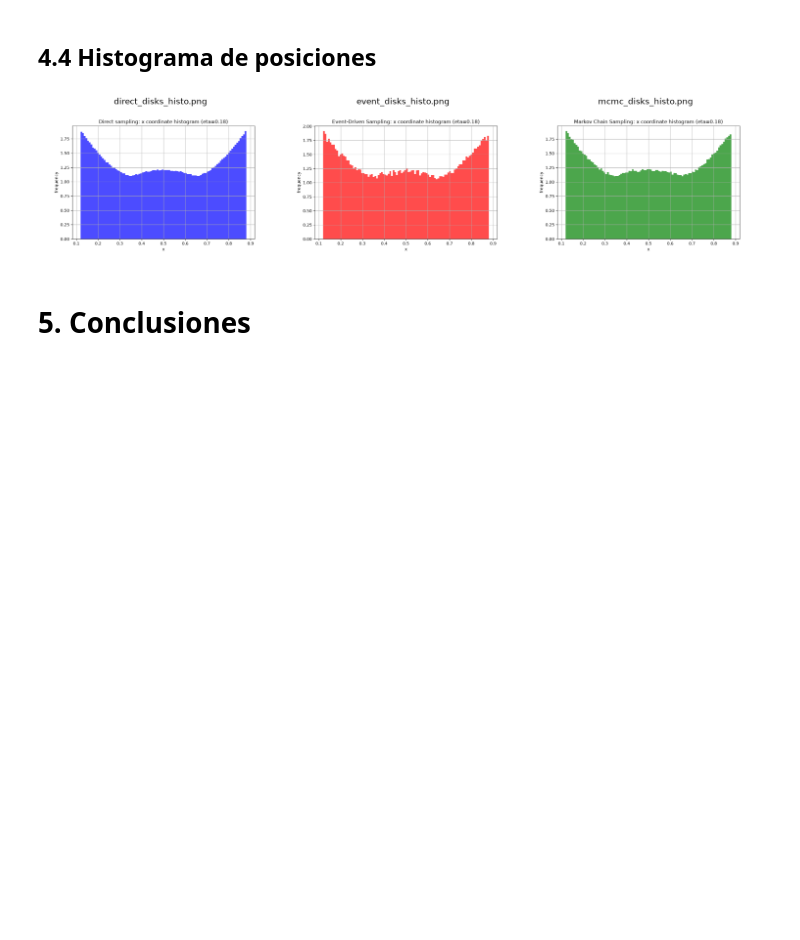
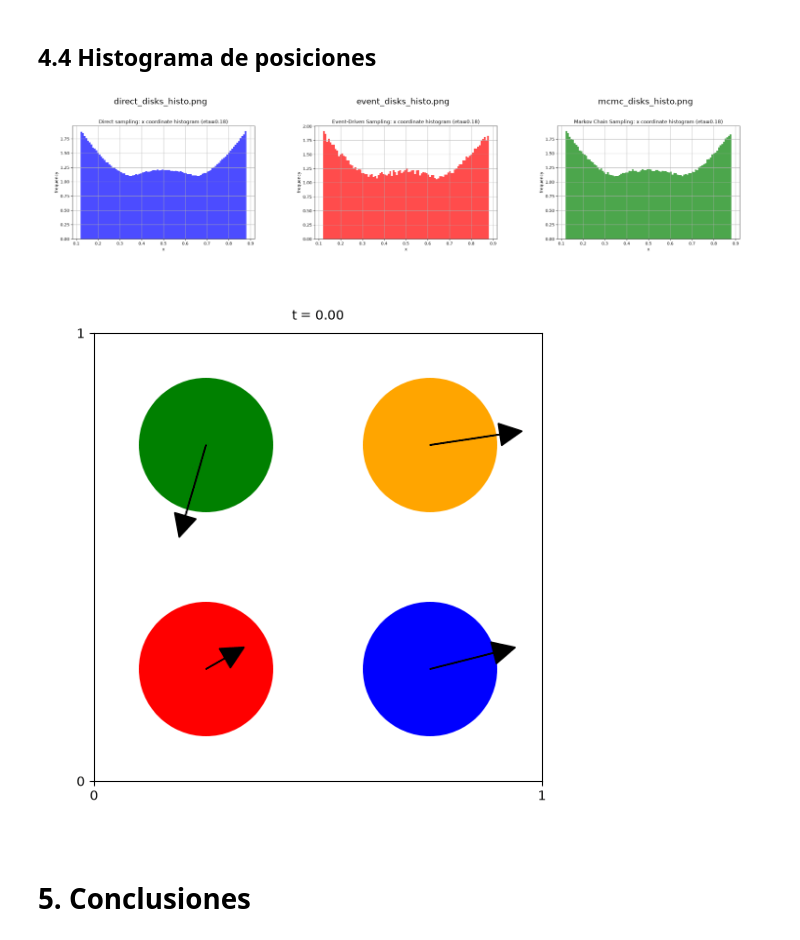
Before and after one commit to julianramirezd/Proyectos_Fisica, a Jupyter notebook: miniproyecto_1/informe_miniproyecto_1.ipynb, the cells around one changed output. Saved outputs shown, nothing was run; the diff lists cells and outputs as text; code cells hidden in the pictures; blank space fills up the shorter version.

```diff
--- a/miniproyecto_1/informe_miniproyecto_1.ipynb
+++ b/miniproyecto_1/informe_miniproyecto_1.ipynb
@@ -720,6 +958,12 @@ plt.tight_layout()
 plt.show()
 # %% [output]
 [figure]
+# %%
+from IPython.display import Image
+
+Image(filename="figures/event_disks_box_movie/animation.gif")
+# %% [output]
+[figure, added]
 # %% [markdown]
 # 5. Conclusiones
 # %% [markdown]
```
Also changed, not shown: parts of 16 cells of this notebook, 9 other files.
